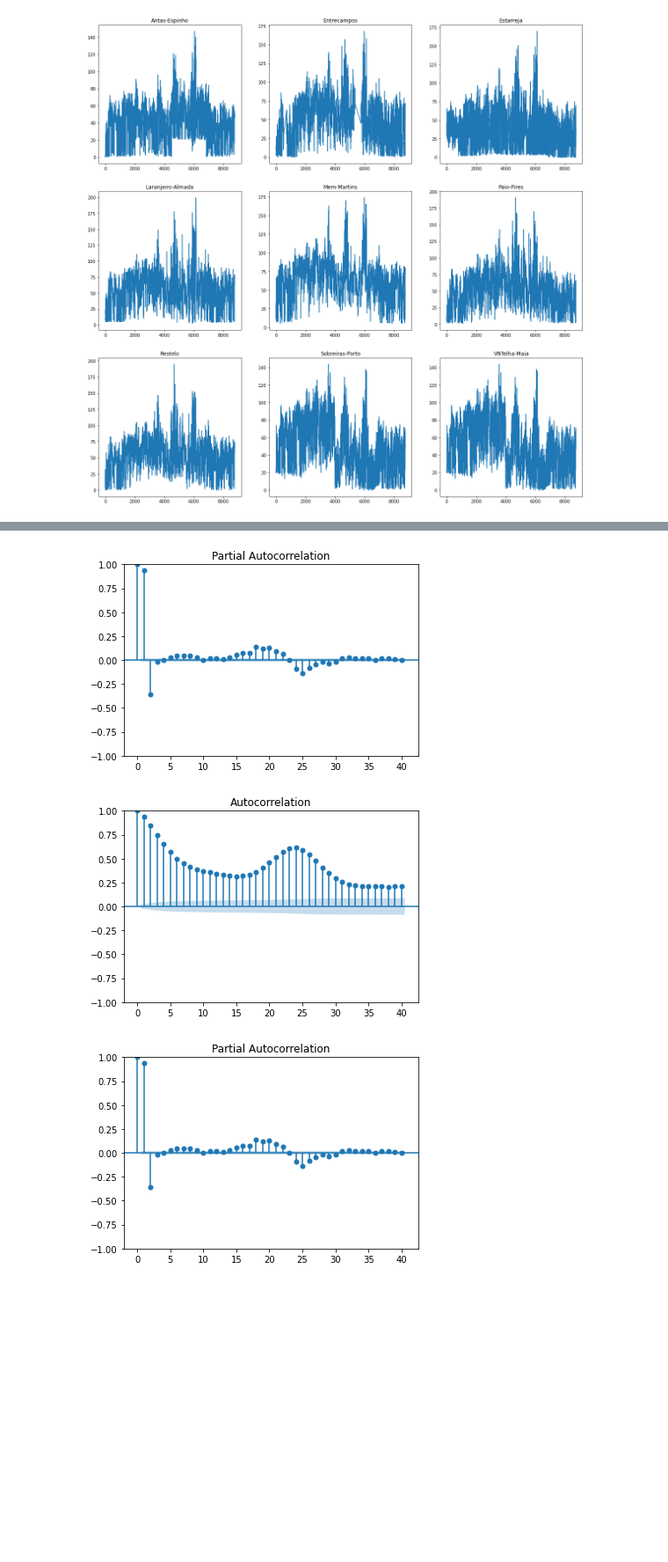
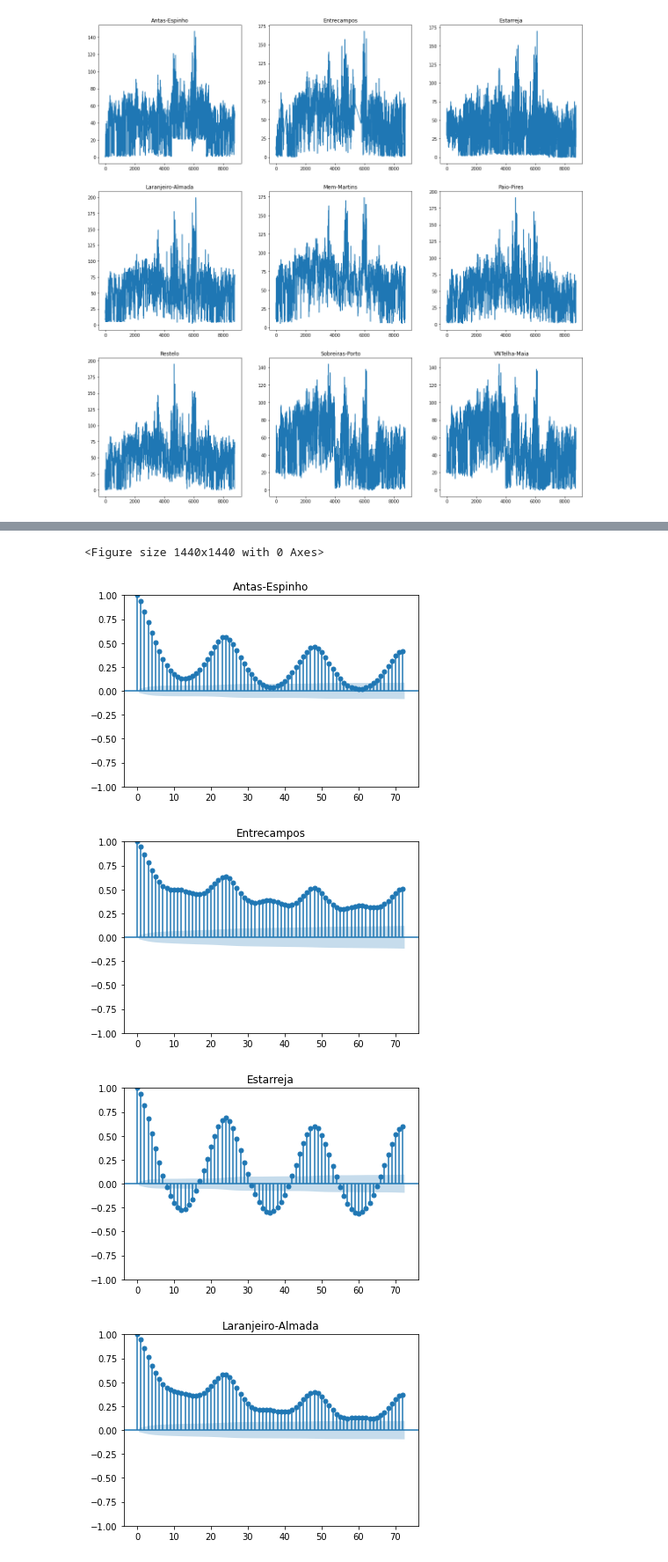
Before and after one commit to marcoHoev/time-series, a Jupyter notebook: data.ipynb, the cells around one changed output, grey strips where cells are left out. Shown: that part at 88% size. Cells and saved outputs as stored; diff of their text form; code cells hidden in the pictures; blank space fills up the shorter version.

Commit message:
Plot acf

```diff
--- a/data.ipynb
+++ b/data.ipynb
@@ -33,7 +33,13 @@ plt.show()
-# %%
-plot_acf(restelo)
-plot_pacf(restelo)
-# %% [output]
-[figure, removed]
-[figure, removed]
-[figure, removed]
+# %%
+plt.figure(figsize=(20,20))
+for idx, o2levels in enumerate(data.columns):
+    #plt.subplot(3, 3, idx+1)
+    plot_acf(data[o2levels], lags=72, title=o2levels)
+
+plt.show()
+# %% [output]
+<Figure size 1440x1440 with 0 Axes>
+[figure, added]
+[figure, added]
+[figure, added]
+[figure, added]
```
Also changed, not shown: parts of 2 cells of this notebook.
